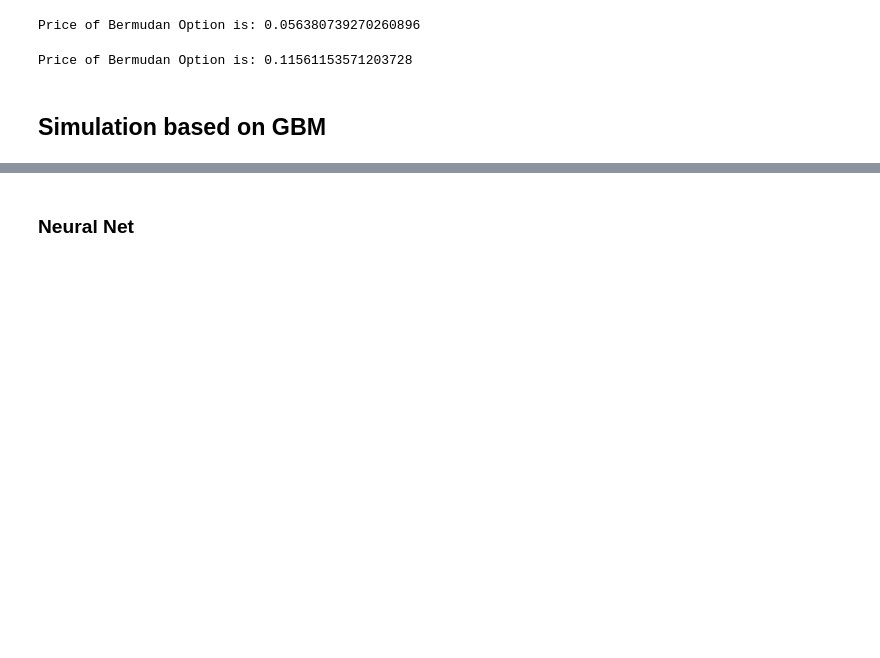
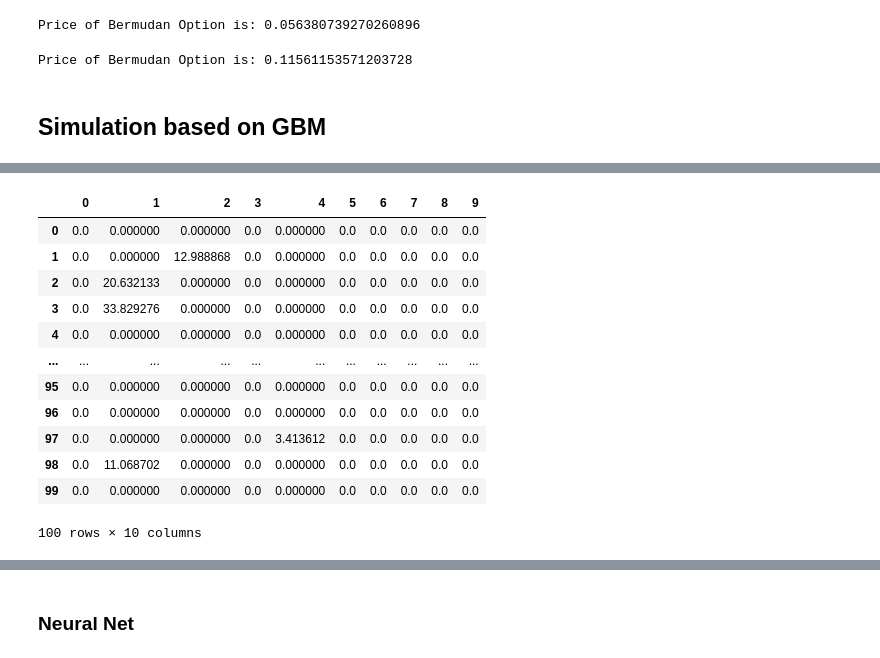
Before and after one commit to SByeUva/advance_computational_finance, a Jupyter notebook: bermudan_option_pricer.ipynb, the cells around one changed output, grey strips where cells are left out. Saved outputs shown, nothing was run; the diff lists cells and outputs as text; code cells hidden in the pictures; blank space fills up the shorter version.

```diff
--- a/bermudan_option_pricer.ipynb
+++ b/bermudan_option_pricer.ipynb
@@ -100,0 +194,16 @@ for i in range(100):
+# %%
+pd.DataFrame(cash_flows)
+# %% [output]
+|  | 0 | 1 | 2 | 3 | 4 | 5 | 6 | 7 | 8 | 9 |
+| 0 | 0.0 | 0.000000 | 0.000000 | 0.0 | 0.000000 | 0.0 | 0.0 | 0.0 | 0.0 | 0.0 |
+| 1 | 0.0 | 0.000000 | 12.988868 | 0.0 | 0.000000 | 0.0 | 0.0 | 0.0 | 0.0 | 0.0 |
+| 2 | 0.0 | 20.632133 | 0.000000 | 0.0 | 0.000000 | 0.0 | 0.0 | 0.0 | 0.0 | 0.0 |
+| 3 | 0.0 | 33.829276 | 0.000000 | 0.0 | 0.000000 | 0.0 | 0.0 | 0.0 | 0.0 | 0.0 |
+| 4 | 0.0 | 0.000000 | 0.000000 | 0.0 | 0.000000 | 0.0 | 0.0 | 0.0 | 0.0 | 0.0 |
+| ... | ... | ... | ... | ... | ... | ... | ... | ... | ... | ... |
+| 95 | 0.0 | 0.000000 | 0.000000 | 0.0 | 0.000000 | 0.0 | 0.0 | 0.0 | 0.0 | 0.0 |
+| 96 | 0.0 | 0.000000 | 0.000000 | 0.0 | 0.000000 | 0.0 | 0.0 | 0.0 | 0.0 | 0.0 |
+| 97 | 0.0 | 0.000000 | 0.000000 | 0.0 | 3.413612 | 0.0 | 0.0 | 0.0 | 0.0 | 0.0 |
+| 98 | 0.0 | 11.068702 | 0.000000 | 0.0 | 0.000000 | 0.0 | 0.0 | 0.0 | 0.0 | 0.0 |
+| 99 | 0.0 | 0.000000 | 0.000000 | 0.0 | 0.000000 | 0.0 | 0.0 | 0.0 | 0.0 | 0.0 |
+100 rows × 10 columns
```
Also changed, not shown: parts of 25 cells of this notebook, 3 other files.
